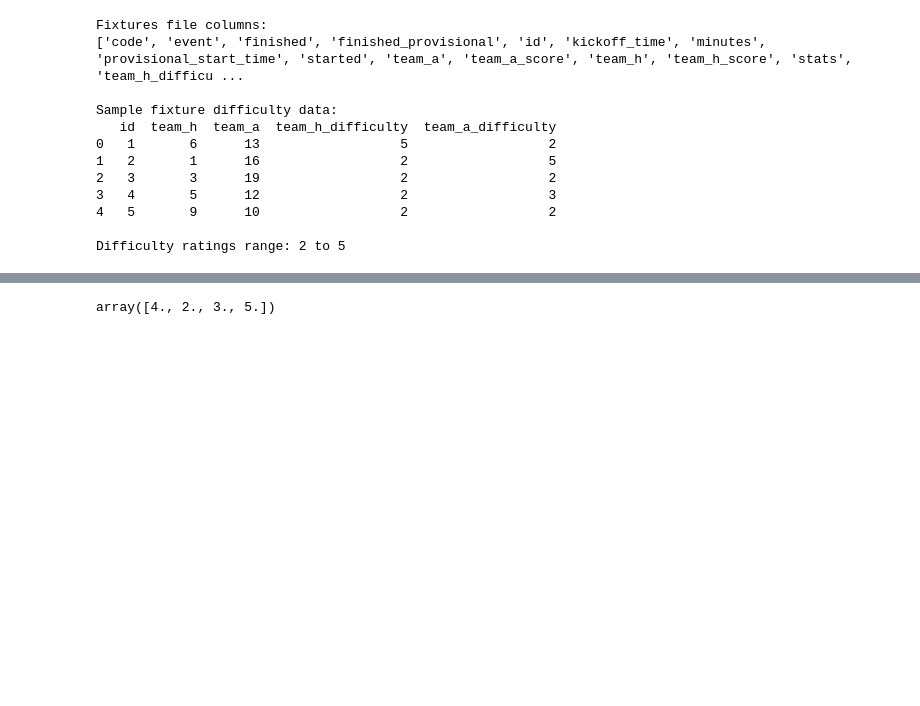
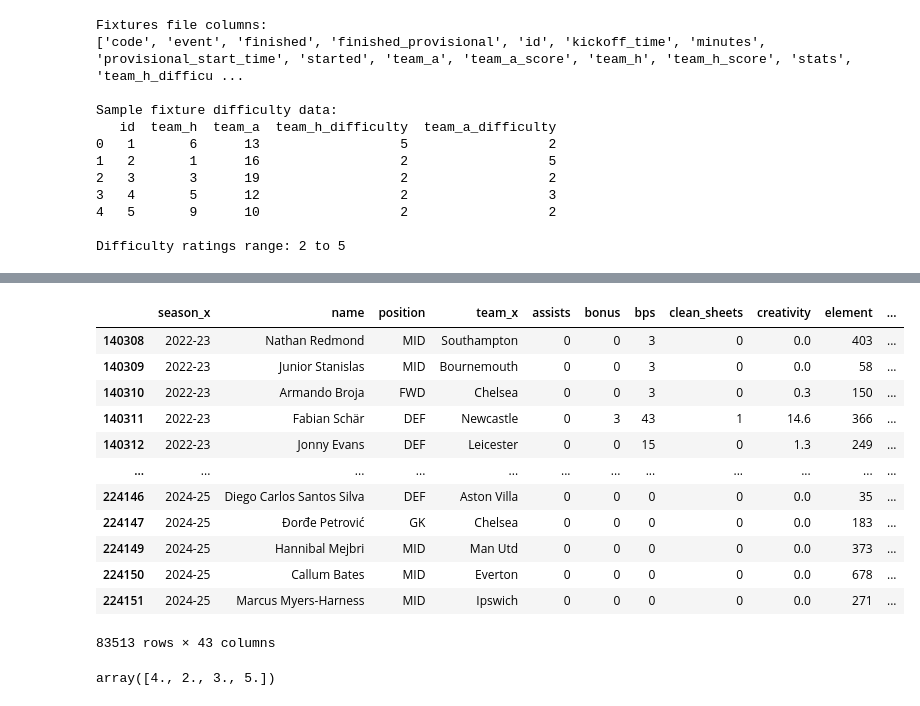
Before and after one commit to bragehs/FPL_forecast, a Jupyter notebook: backend/predictor/prepare_data.ipynb, the cells around one changed output, grey strips where cells are left out. Cells and saved outputs as stored; diff of their text form; code cells hidden in the pictures; blank space fills up the shorter version.

```diff
--- a/backend/predictor/prepare_data.ipynb
+++ b/backend/predictor/prepare_data.ipynb
@@ -355,3 +401,19 @@ array(['FWD', 'DEF', 'MID', 'GK'], dtype=object)
+# %%
+remove_season[remove_season['position'].isin(['GK', 'MID', 'DEF', 'FWD'])]
+# %% [output]
+|  | season_x | name | position | team_x | assists | bonus | bps | clean_sheets | creativity | element | ... |
+| 140308 | 2022-23 | Nathan Redmond | MID | Southampton | 0 | 0 | 3 | 0 | 0.0 | 403 | ... |
+| 140309 | 2022-23 | Junior Stanislas | MID | Bournemouth | 0 | 0 | 3 | 0 | 0.0 | 58 | ... |
+| 140310 | 2022-23 | Armando Broja | FWD | Chelsea | 0 | 0 | 3 | 0 | 0.3 | 150 | ... |
+| 140311 | 2022-23 | Fabian Schär | DEF | Newcastle | 0 | 3 | 43 | 1 | 14.6 | 366 | ... |
+| 140312 | 2022-23 | Jonny Evans | DEF | Leicester | 0 | 0 | 15 | 0 | 1.3 | 249 | ... |
+| ... | ... | ... | ... | ... | ... | ... | ... | ... | ... | ... | ... |
+| 224146 | 2024-25 | Diego Carlos Santos Silva | DEF | Aston Villa | 0 | 0 | 0 | 0 | 0.0 | 35 | ... |
+| 224147 | 2024-25 | Đorđe Petrović | GK | Chelsea | 0 | 0 | 0 | 0 | 0.0 | 183 | ... |
+| 224149 | 2024-25 | Hannibal Mejbri | MID | Man Utd | 0 | 0 | 0 | 0 | 0.0 | 373 | ... |
+| 224150 | 2024-25 | Callum Bates | MID | Everton | 0 | 0 | 0 | 0 | 0.0 | 678 | ... |
+| 224151 | 2024-25 | Marcus Myers-Harness | MID | Ipswich | 0 | 0 | 0 | 0 | 0.0 | 271 | ... |
+83513 rows × 43 columns
 # %%
 remove_season['fixture_difficulty'].unique()
 # %% [output]
```
Also changed, not shown: parts of 48 cells of this notebook, 9 other files.
